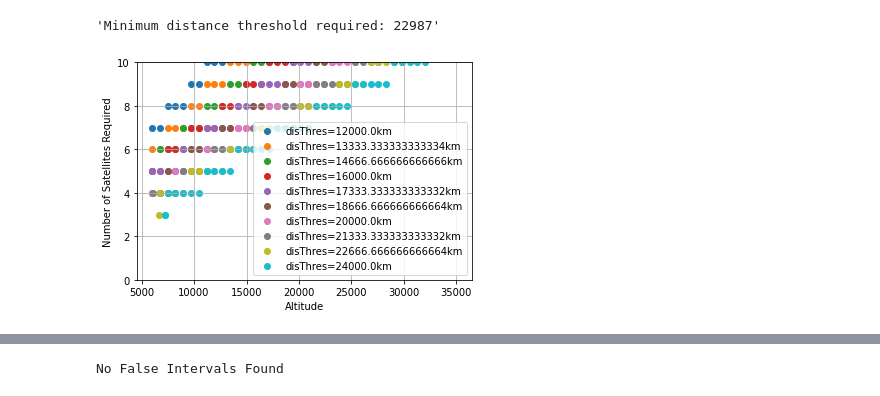
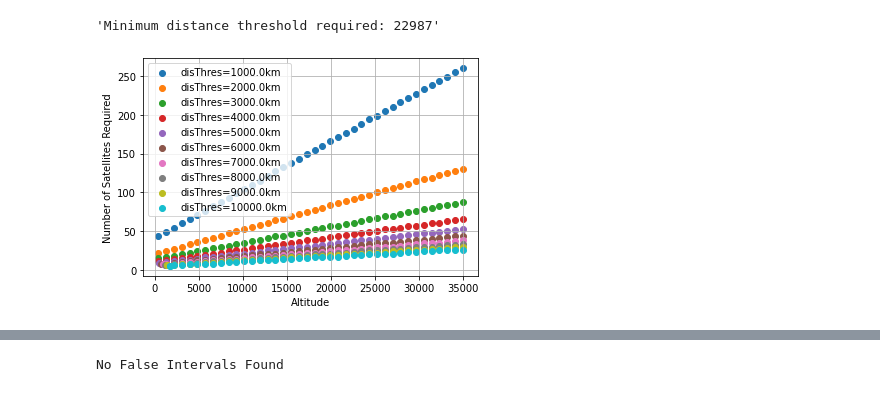
Before and after one commit to manweichan/SatLib, a Jupyter notebook: islTradestudy.ipynb, the cells around one changed output, grey strips where cells are left out. Saved outputs shown, nothing was run; the diff lists cells and outputs as text; code cells hidden in the pictures.

```diff
--- a/islTradestudy.ipynb
+++ b/islTradestudy.ipynb
@@ -14,9 +14,9 @@ islTradestudyFunc.calcMinMaxParams(alt=6900, numSats=3)
 # %% [output]
 'Minimum distance threshold required: 22987'
 # %%
-alt = np.linspace(6000, 35000, 40)
-disThres = np.linspace(12000, 24000, 10)
-islTradestudyFunc.graphNumSats(alt, disThres, varyDisThres=True, yLim=[0,10])
+alt = np.linspace(400, 35000, 40)
+disThres = np.linspace(1000, 10000, 10)
+islTradestudyFunc.graphNumSats(alt, disThres, varyDisThres=True)
 # %% [output]
-[figure, old version]
+[figure, new version]
 # %%
```
Also changed, not shown: parts of 1 cell of this notebook, 1 other file.
